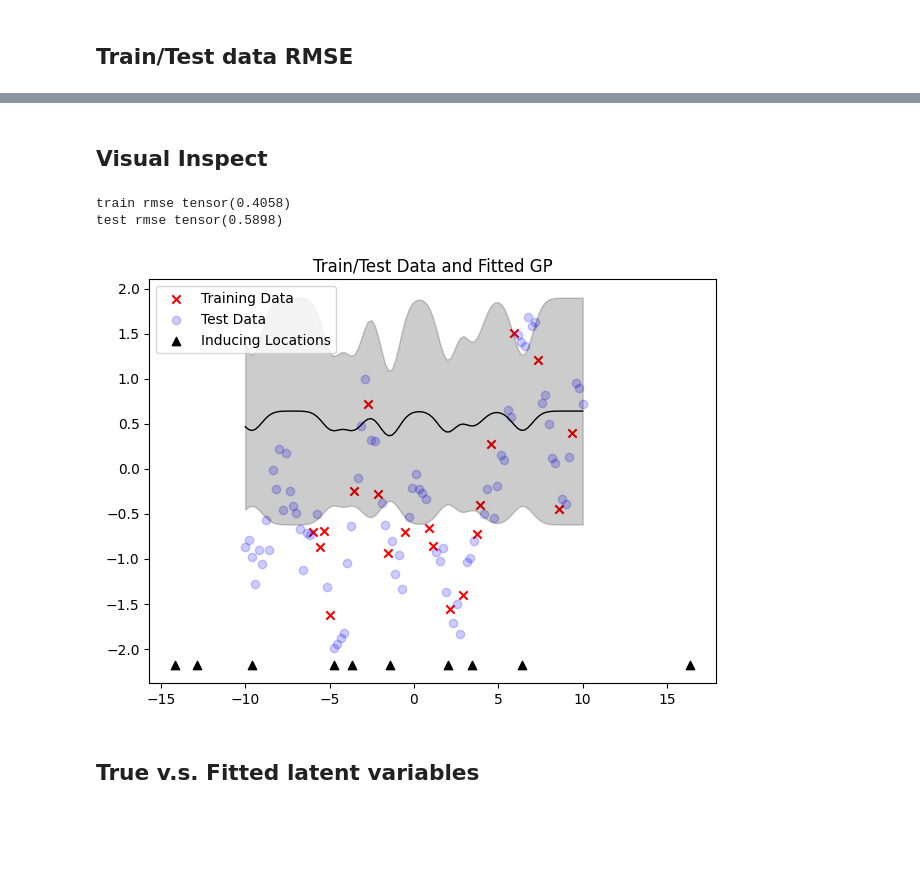
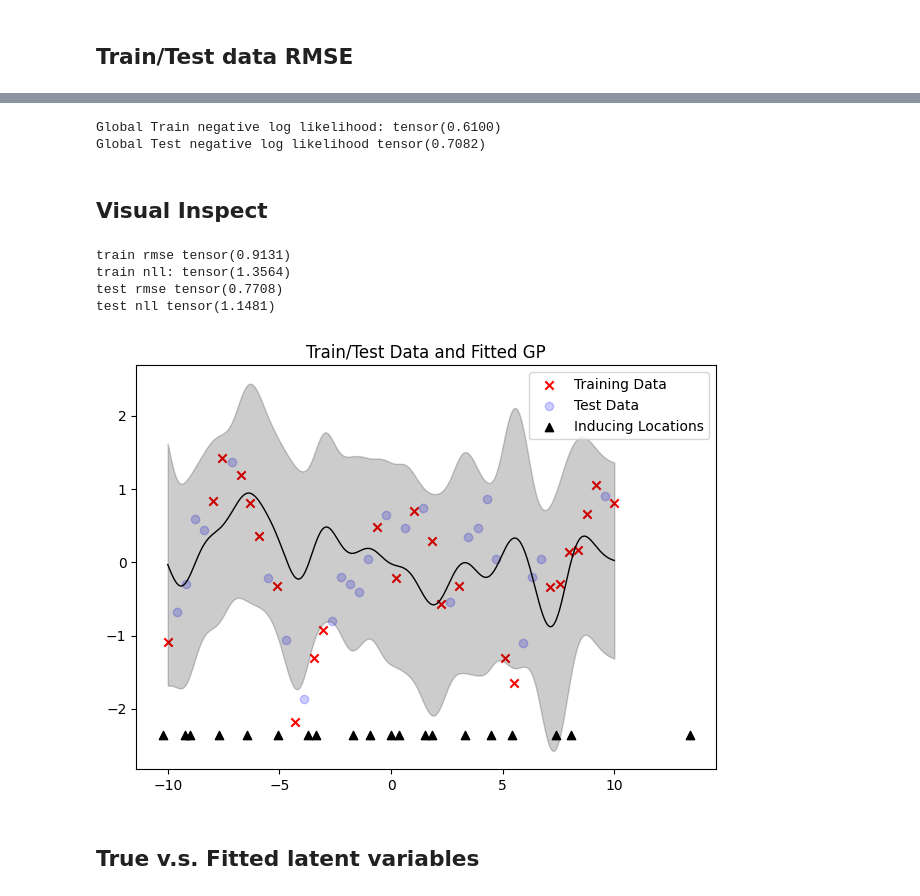
Before and after one commit to XiaoyuJiang17/ScalableLVMOGP, a Jupyter notebook: expriments/synth_expri/regression/lvmogp_synth_data_w_missing.ipynb, the cells around one changed output, grey strips where cells are left out. Drawn from its saved outputs; the diff is of its cells as text; code cells hidden in the pictures; blank space fills up the shorter version.

```diff
--- a/expriments/synth_expri/regression/lvmogp_synth_data_w_missing.ipynb
+++ b/expriments/synth_expri/regression/lvmogp_synth_data_w_missing.ipynb
@@ -21,12 +23,16 @@ expri_random_seed = 13
 # %% [markdown]
 ## Load in data
 # %%
-# This section is same as 'no missing data' case.
-w_n_C_total = 100 # totally 700 points for C
-w_n_outputs = 30 # 300
-w_X_true, w_C_total, w_sample_total_data, kernel_parameters = tidily_sythetic_data_from_MOGP(n_C=w_n_C_total, n_X=w_n_outputs)
+# Double Check this with data folder title! Make sure import the correct one.
+w_n_C_total = 50 # totally 700 points for C
+w_n_outputs = 1000 # 300
 
-w_n_C_train = 20 # the number of training data points per output
+synth_data_path = f'/Users/jiangxiaoyu/Desktop/All Projects/GPLVM_project_code/data/synth_regression/ninputs_{w_n_C_total}_nlatents_{w_n_outputs}'
+w_C_total = Tensor(pd.read_csv(f'{synth_data_path}/inputs.csv').to_numpy()).reshape(-1)
+w_X_true = Tensor(pd.read_csv(f'{synth_data_path}/latents.csv').to_numpy()).reshape(-1, 2)
+w_sample_total_data = Tensor(pd.read_csv(f'{synth_data_path}/target_data.csv').to_numpy()).reshape(-1)
+
+w_n_C_train = 25 # the number of training data points per output
 w_n_C_test = w_n_C_total - w_n_C_train
 
 np.random.seed(expri_random_seed)
@@ -211,2 +359,11 @@ Global Test RMSE tensor(0.7371)
+# %%
+train_nll = neg_log_likelihood(Target=w_sample_train_data, GaussianMean=all_pred_mean[w_sample_train_index], GaussianVar=all_pred_var[w_sample_train_index])
+test_nll = neg_log_likelihood(Target=w_sample_test_data, GaussianMean=all_pred_mean[w_sample_test_index], GaussianVar=all_pred_var[w_sample_test_index])
+
+print('Global Train negative log likelihood:', train_nll)
+print('Global Test negative log likelihood', test_nll)
+# %% [output]
+Global Train negative log likelihood: tensor(0.6100)
+Global Test negative log likelihood tensor(0.7082)
 # %% [markdown]
 ## Visual Inspect
@@ -213,6 +421,7 @@ Global Test RMSE tensor(0.7371)
 # %%
+'''
 # Pick the index of the funtion to show
-w_function_index = 20 # 0 - 19 (in total 20 output functions)
+w_function_index = 982 #
 
 w_train_input = w_C_total[w_ls_of_ls_train_C[w_function_index]]
 w_train_start = 0
@@ -221,8 +430,10 @@ for i in range(w_function_index):
 w_train_end = w_train_start + len(w_ls_of_ls_train_C[w_function_index])
 w_train_target = w_sample_train_data[w_train_start:w_train_end]
 w_train_predict = w_train_data_predict[w_train_start:w_train_end]
-train_rmse = (w_train_target - w_train_predict).square().mean().sqrt()
-print('train rmse', train_rmse)
+train_rmse_ = (w_train_target - w_train_predict).square().mean().sqrt()
+train_nll_ = neg_log_likelihood(w_train_target, all_pred_mean[w_sample_train_index][w_train_start:w_train_end], all_pred_var[w_sample_train_index][w_train_start:w_train_end])
+print('train rmse', train_rmse_)
+print('train nll:', train_nll_)
 
 w_test_input = w_C_total[w_ls_of_ls_test_C[w_function_index]]
 w_test_start = 0
@@ -231,23 +442,34 @@ for j in range(w_function_index):
 w_test_end = w_test_start + len(w_ls_of_ls_test_C[w_function_index])
 w_test_target = w_sample_test_data[w_test_start:w_test_end]
 w_test_predict = w_test_data_predict[w_test_start:w_test_end]
-test_rmse = (w_test_predict - w_test_target).square().mean().sqrt()
-print('test rmse', test_rmse)
+test_rmse_ = (w_test_predict - w_test_target).square().mean().sqrt()
+test_nll_ = neg_log_likelihood(w_test_target, all_pred_mean[w_sample_test_index][w_test_start:w_test_end], all_pred_var[w_sample_test_index][w_test_start:w_test_end])
+print('test rmse', test_rmse_)
+print('test nll', test_nll_)
 
 w_gp_input = w_C_total
 w_gp_start = w_gp_input.shape[0] * w_function_index
 w_gp_end = w_gp_start + w_gp_input.shape[0]
 w_gp_target = w_sample_total_data[w_gp_start:w_gp_end]
 
-w_gp_pred_mean = all_pred_var[w_gp_start:w_gp_end]
-w_gp_pred_std = all_pred_var[w_gp_start:w_gp_end]
+# NOTE: comment these since bad visualization ...
+# w_gp_pred_mean = all_pred_mean[w_gp_start:w_gp_end]
+# w_gp_pred_std = all_pred_var[w_gp_start:w_gp_end]
+
+w_gp4visual_start = n_data4visual * w_function_index
+w_gp4visual_end = n_data4visual * (w_function_index + 1)
+w_gp_pred_mean = all_pred_mean4visual[w_gp4visual_start:w_gp4visual_end]
+w_gp_pred_std = all_pred_var4visual.sqrt()[w_gp4visual_start:w_gp4visual_end]
+'''
 # %% [output]
-train rmse tensor(0.4058)
-test rmse tensor(0.5898)
+train rmse tensor(0.9131)
+train nll: tensor(1.3564)
+test rmse tensor(0.7708)
+test nll tensor(1.1481)
 # %%
-plot_traindata_testdata_fittedgp(train_X=w_train_input, train_Y=w_train_target, test_X=w_test_input, test_Y=w_test_target, gp_X=w_gp_input, gp_pred_mean=w_gp_pred_mean, gp_pred_std=w_gp_pred_std, inducing_points_X=w_my_model.variational_strategy.inducing_points_C.data, n_inducing_C=w_n_inducing_C) # NOTE: input is C not X
+plot_traindata_testdata_fittedgp(train_X=w_train_input, train_Y=w_train_target, test_X=w_test_input, test_Y=w_test_target, gp_X=w_C_total4visual, gp_pred_mean=w_gp_pred_mean, gp_pred_std=w_gp_pred_std, inducing_points_X=w_my_model.variational_strategy.inducing_points_C.data, n_inducing_C=w_n_inducing_C) # NOTE: input is C not X
 # %% [output]
-[figure, old version]
+[figure, new version]
 # %% [markdown]
 ## True v.s. Fitted latent variables
 # %%
```
Also changed, not shown: parts of 14 cells of this notebook, 3 other files.
